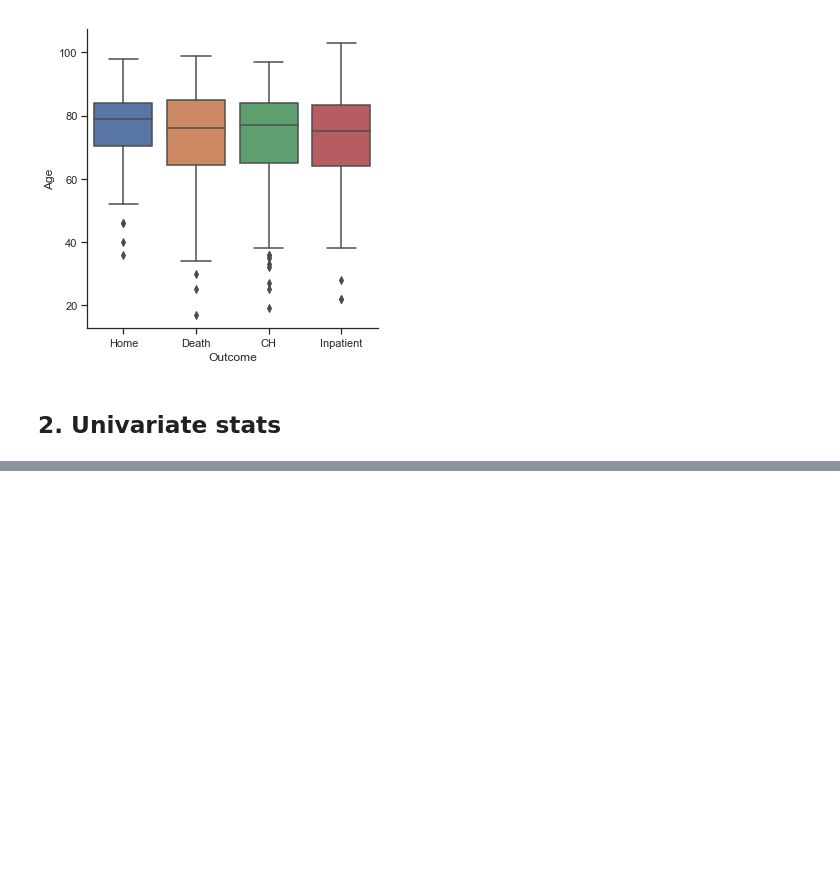
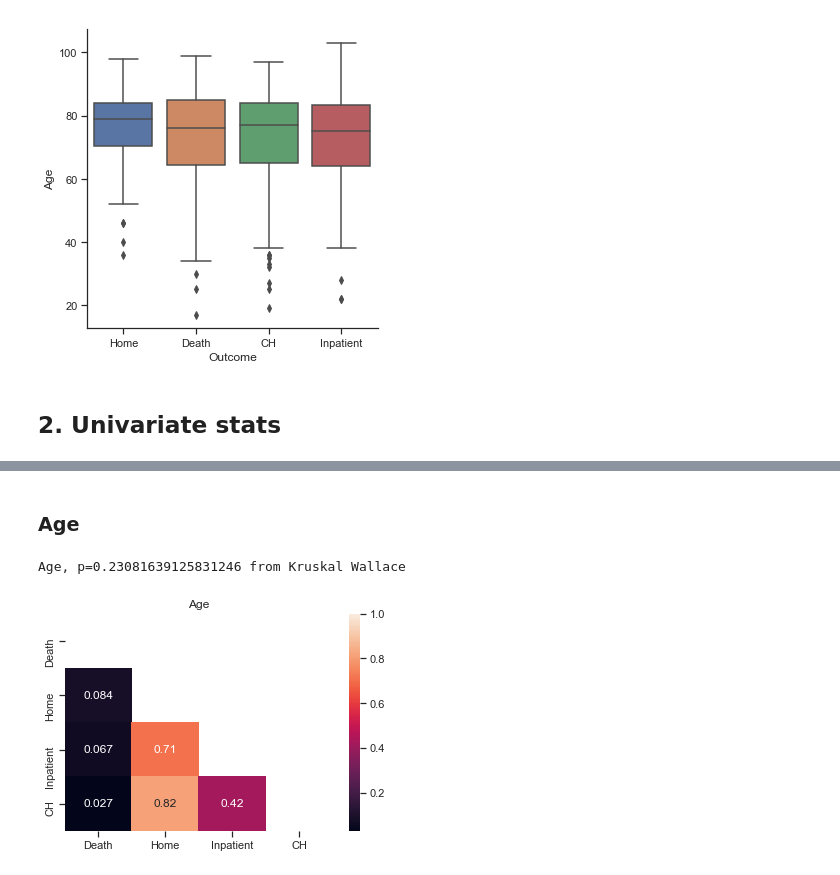
Before and after one commit to archydeberker/stroke-discharge, a Jupyter notebook: code/stroke-analysis.ipynb, the cells around one changed output, grey strips where cells are left out. Saved outputs shown, nothing was run; the diff lists cells and outputs as text; code cells hidden in the pictures; blank space fills up the shorter version.

```diff
--- a/code/stroke-analysis.ipynb
+++ b/code/stroke-analysis.ipynb
@@ -174,0 +237,7 @@ p
+# %% [markdown]
+### Age
+# %%
+univariate_stats(df, "Age")
+# %% [output]
+Age, p=0.23081639125831246 from Kruskal Wallace
+[figure, added]
```
Also changed, not shown: parts of 118 cells of this notebook, 2 other files.
